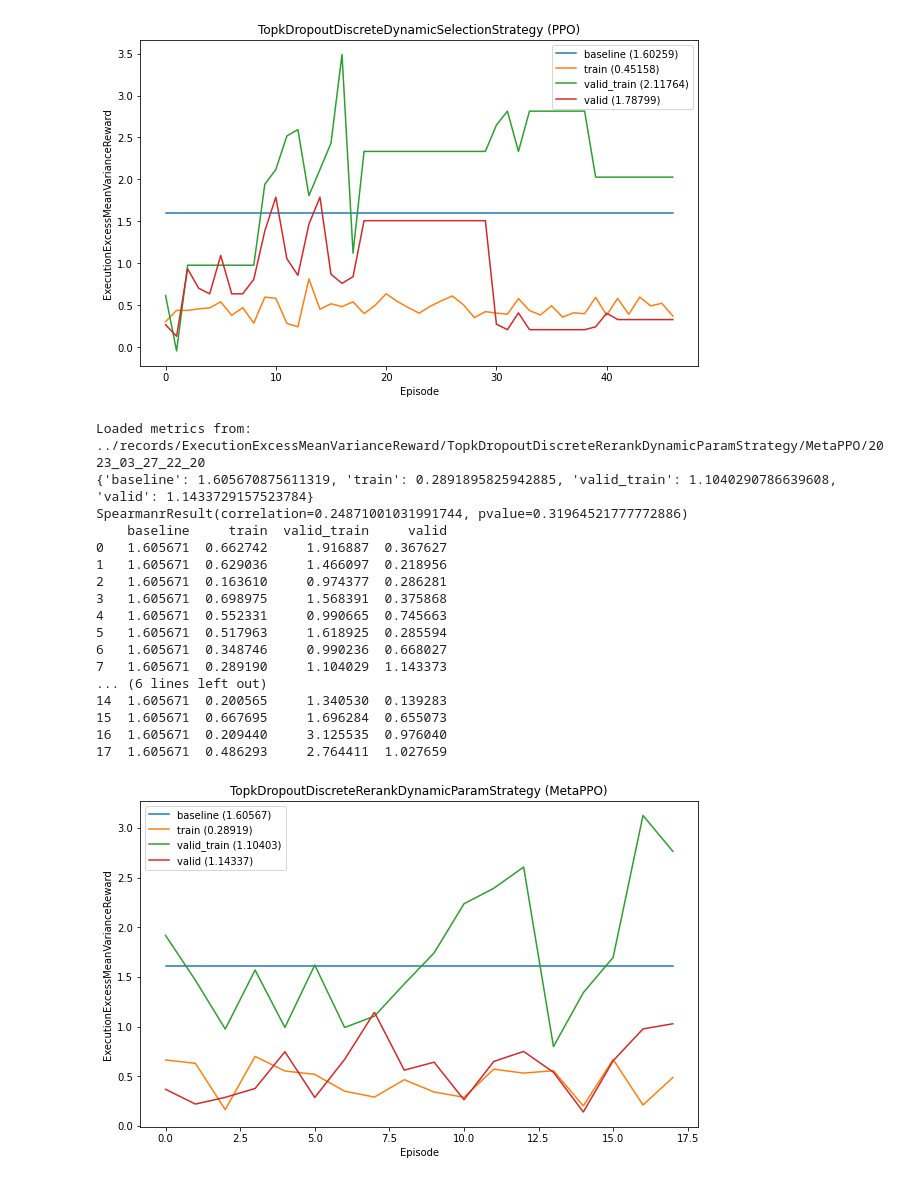
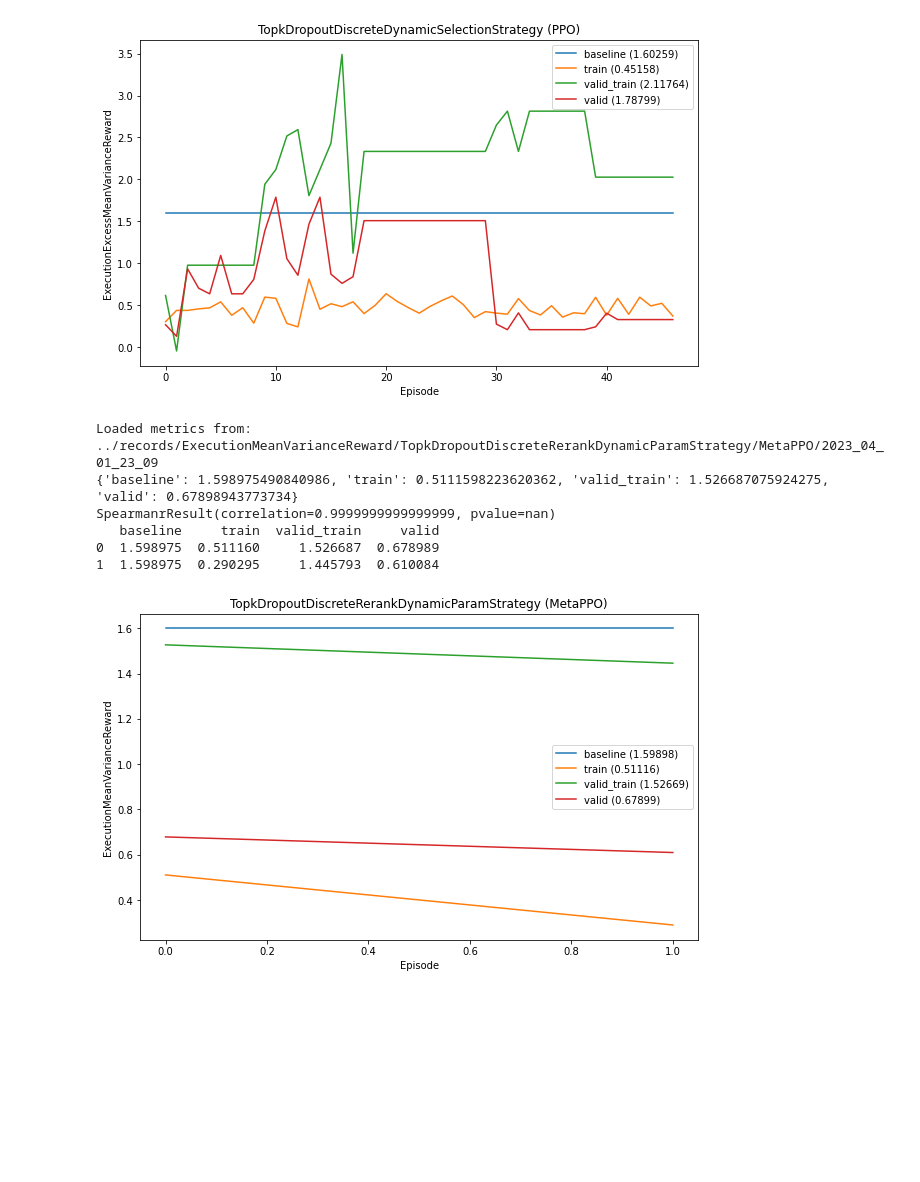
Before and after one commit to ChenglongChen/Long-Capital, a Jupyter notebook: examples/rl_plot_metrics.ipynb, the cells around one changed output. Drawn from its saved outputs; the diff is of its cells as text; code cells hidden in the pictures; blank space fills up the shorter version.

```diff
--- a/examples/rl_plot_metrics.ipynb
+++ b/examples/rl_plot_metrics.ipynb
@@ -168,31 +168,20 @@ SpearmanrResult(correlation=-0.0754267856821873, pvalue=0.6143355020298061)
 [figure]
 # %%
 plot_metrics(
-    train_reward="ExecutionExcessMeanVarianceReward",
+    train_reward="ExecutionMeanVarianceReward",
     valid_reward="EpisodeInformationRatioReward",
     strategy="TopkDropoutDiscreteRerankDynamicParamStrategy",
     policy_cls="MetaPPO",
     scale=1,
     ann_scaler=1,
     norm_steps_per_episode=False,
     index=-1
 )
 # %% [output]
-Loaded metrics from: ../records/ExecutionExcessMeanVarianceReward/TopkDropoutDiscreteRerankDynamicParamStrategy/MetaPPO/2023_03_27_22_20
-{'baseline': 1.605670875611319, 'train': 0.2891895825942885, 'valid_train': 1.1040290786639608, 'valid': 1.1433729157523784}
-SpearmanrResult(correlation=0.24871001031991744, pvalue=0.31964521777772886)
-    baseline     train  valid_train     valid
-0   1.605671  0.662742     1.916887  0.367627
-1   1.605671  0.629036     1.466097  0.218956
-2   1.605671  0.163610     0.974377  0.286281
-3   1.605671  0.698975     1.568391  0.375868
-4   1.605671  0.552331     0.990665  0.745663
-5   1.605671  0.517963     1.618925  0.285594
-6   1.605671  0.348746     0.990236  0.668027
-7   1.605671  0.289190     1.104029  1.143373
-... (6 lines left out)
-14  1.605671  0.200565     1.340530  0.139283
-15  1.605671  0.667695     1.696284  0.655073
-16  1.605671  0.209440     3.125535  0.976040
-17  1.605671  0.486293     2.764411  1.027659
+Loaded metrics from: ../records/ExecutionMeanVarianceReward/TopkDropoutDiscreteRerankDynamicParamStrategy/MetaPPO/2023_04_01_23_09
+{'baseline': 1.598975490840986, 'train': 0.5111598223620362, 'valid_train': 1.526687075924275, 'valid': 0.67898943773734}
+SpearmanrResult(correlation=0.9999999999999999, pvalue=nan)
+   baseline     train  valid_train     valid
+0  1.598975  0.511160     1.526687  0.678989
+1  1.598975  0.290295     1.445793  0.610084
-[figure, old version]
+[figure, new version]
```
Also changed, not shown: parts of 2 cells of this notebook, 9 other files.
